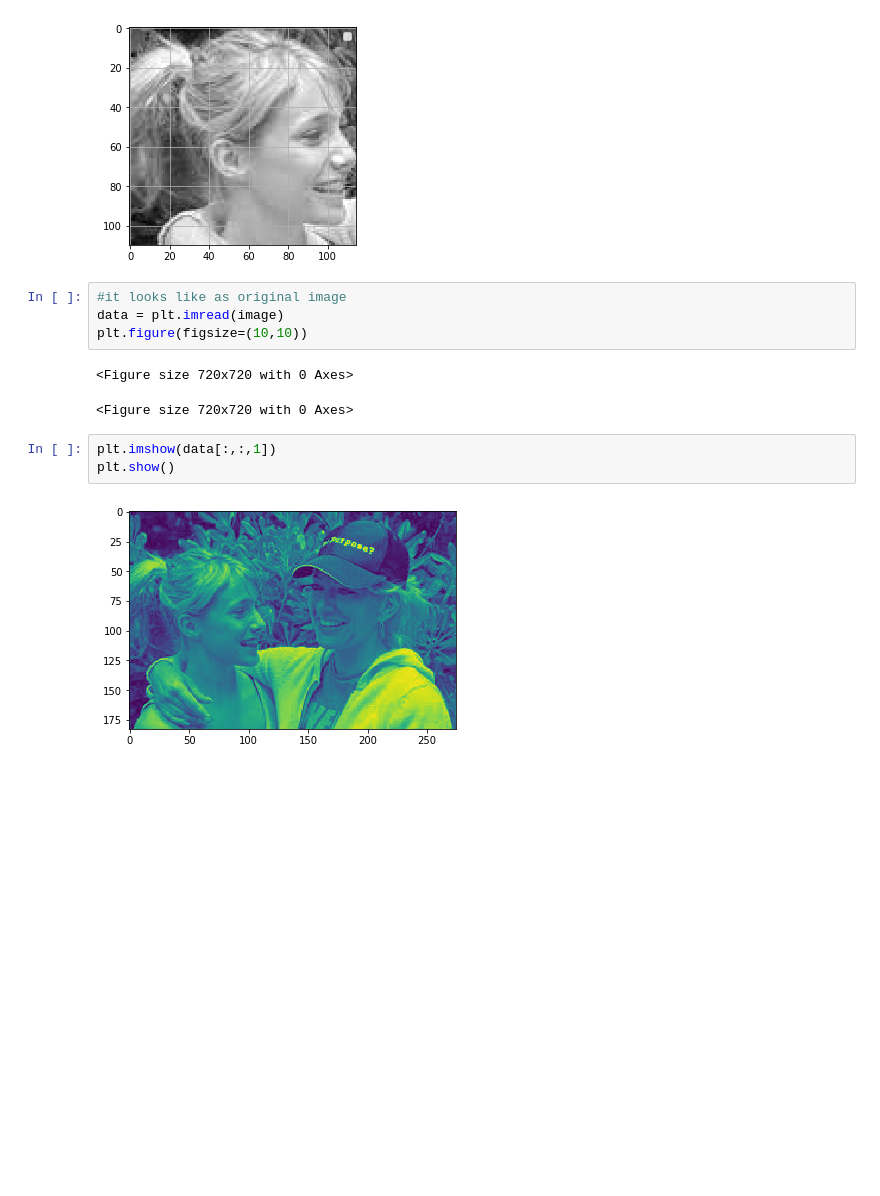
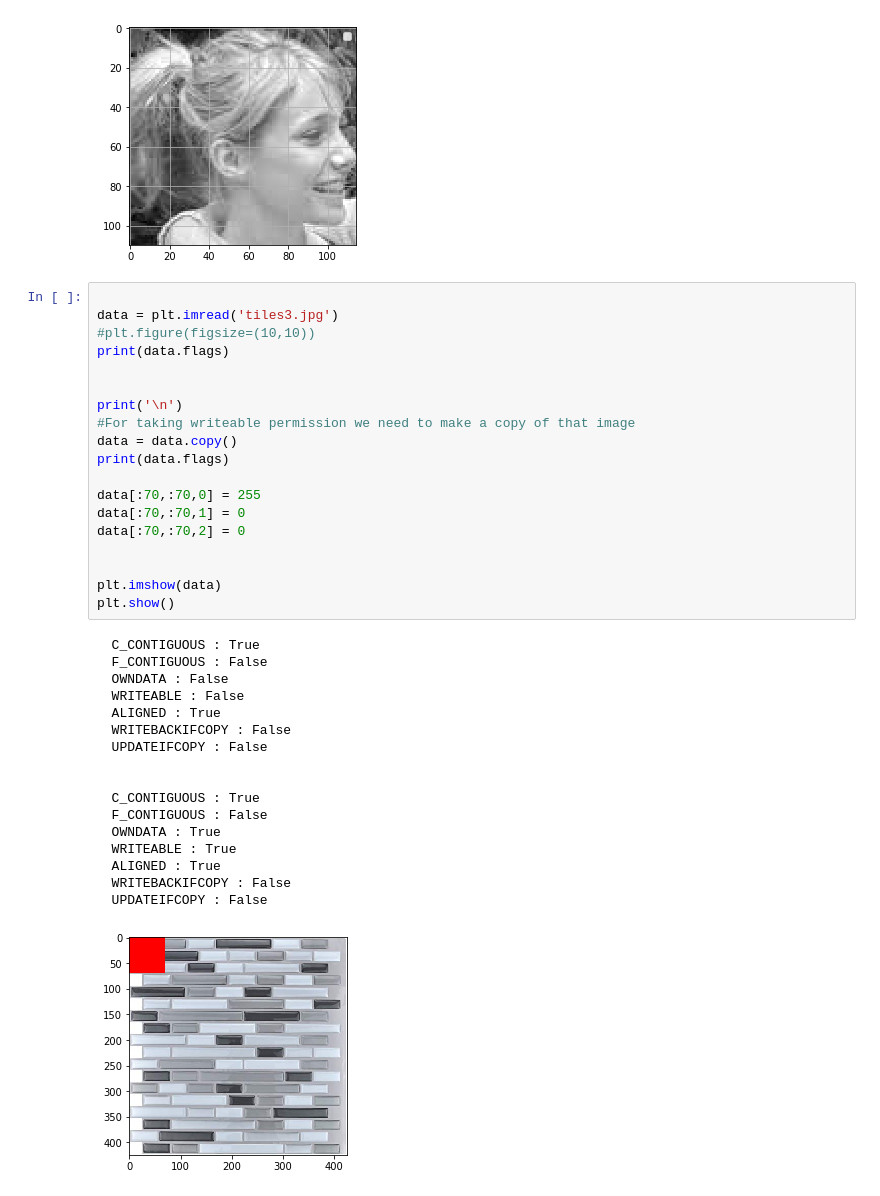
Before and after one commit to priyanshgupta1998/Image_Processing, a Jupyter notebook: Playing_with_Image_matplotlib.ipynb, the cells around one changed output. Saved outputs shown, nothing was run; the diff lists cells and outputs as text; blank space fills up the shorter version.

```diff
--- a/Playing_with_Image_matplotlib.ipynb
+++ b/Playing_with_Image_matplotlib.ipynb
@@ -181,15 +181,40 @@ Passing one of 'on', 'true', 'off', 'false' as a boolean is deprecated; use an a
 No handles with labels found to put in legend.
 183
 [figure]
-# %%
-#it looks like as original image
-data = plt.imread(image)
-plt.figure(figsize=(10,10))
-# %% [output]
-<Figure size 720x720 with 0 Axes>
-<Figure size 720x720 with 0 Axes>
-# %%
-plt.imshow(data[:,:,1])
-plt.show()
-# %% [output]
-[figure, removed]
+# %%
+
+data = plt.imread('tiles3.jpg')
+#plt.figure(figsize=(10,10))
+print(data.flags)
+
+
+print('\n')
+#For taking writeable permission we need to make a copy of that image
+data = data.copy()
+print(data.flags)
+
+data[:70,:70,0] = 255
+data[:70,:70,1] = 0
+data[:70,:70,2] = 0
+
+
+plt.imshow(data)
+plt.show()
+# %% [output]
+  C_CONTIGUOUS : True
+  F_CONTIGUOUS : False
+  OWNDATA : False
+  WRITEABLE : False
+  ALIGNED : True
+  WRITEBACKIFCOPY : False
+  UPDATEIFCOPY : False
+
+
+  C_CONTIGUOUS : True
+  F_CONTIGUOUS : False
+  OWNDATA : True
+  WRITEABLE : True
+  ALIGNED : True
+  WRITEBACKIFCOPY : False
+  UPDATEIFCOPY : False
+[figure, added]
```
Also changed, not shown: parts of 7 cells of this notebook.
